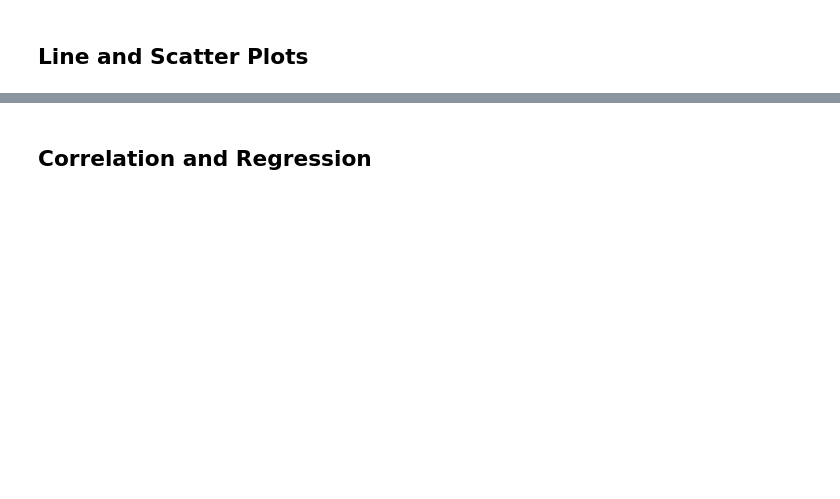
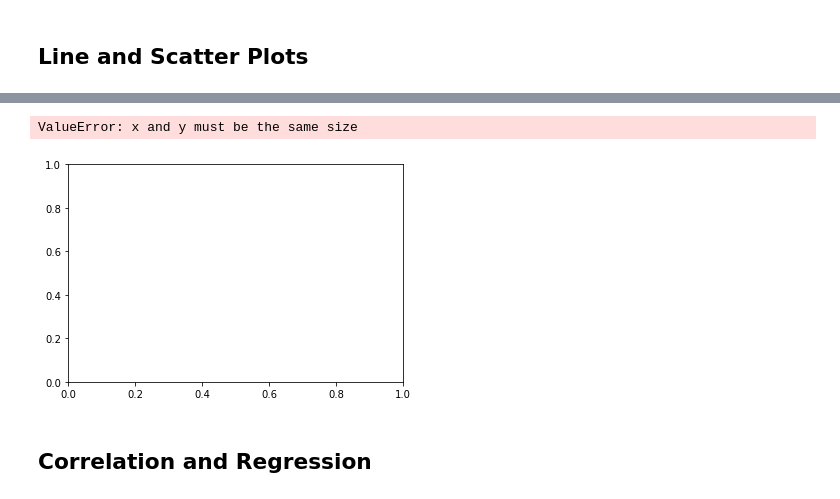
Before and after one commit to Omargib/Matplotlib-challenge, a Jupyter notebook: pymaceuticals_starter.ipynb, the cells around one changed output, grey strips where cells are left out. Drawn from its saved outputs; the diff is of its cells as text; code cells hidden in the pictures; blank space fills up the shorter version.

```diff
--- a/pymaceuticals_starter.ipynb
+++ b/pymaceuticals_starter.ipynb
@@ -319,3 +344,18 @@ merge_greates_timepoint
+# %%
+# Generate a scatter plot of average tumor volume vs. mouse weight for the Capomulin regimen
+Scatter_plot = clean_test.loc[clean_test["Drug Regimen"] == "Capomulin"]
+average_tumor  = Scater_plot.groupby("Mouse ID").agg({"Tumor Volume (mm3)":["mean"]})
+weight = Scatter_plot["Weight (g)"]
+plt.scatter(weight, average_tumor, marker="o", facecolors="red", edgecolors="black")
+plt.ylim(30,65)
+plt.xlim(14,35)
+plt.title("scatter plot of average tumor volume vs. mouse weight for the Capomulin regimen")
+plt.xlabel("Weight")
+plt.ylabel("Tumor volume average")
+plt.show()
+# %% [output]
+ValueError: x and y must be the same size
+[figure, added]
 # %% [markdown]
 ## Correlation and Regression
 # %%
```
Also changed, not shown: parts of 4 cells of this notebook.
